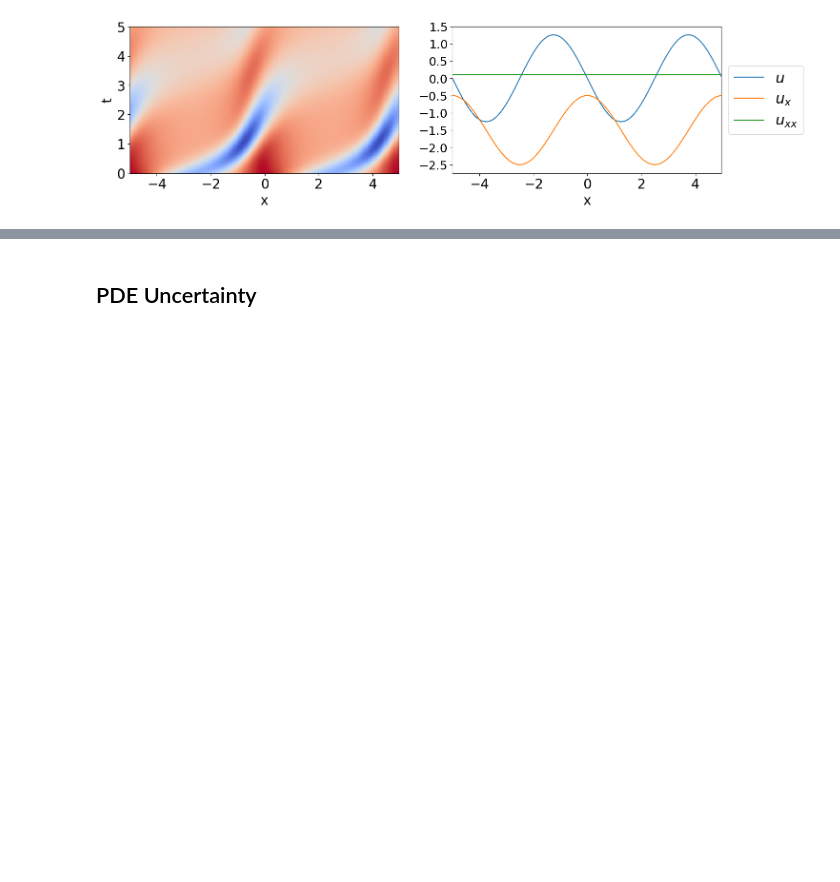
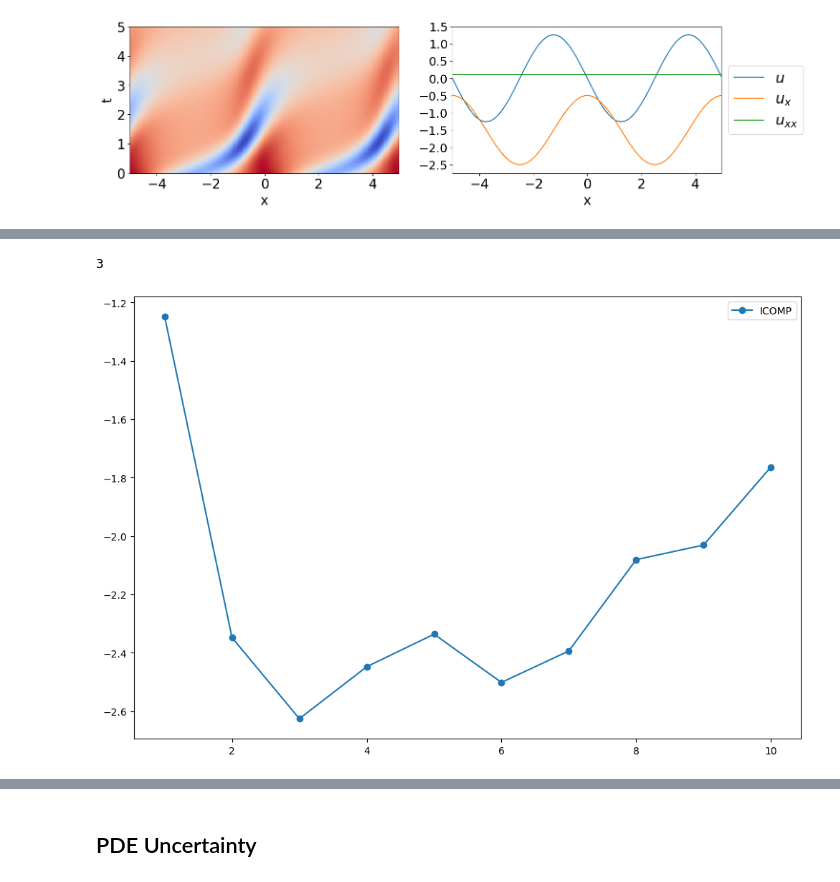
Before and after one commit to Pongpisit-Thanasutives/parametric-discovery, a Jupyter notebook: Spatial_Advection_Diffusion_WeakLib_KRR-Easy.ipynb, the cells around one changed output, grey strips where cells are left out. Cells and saved outputs as stored; diff of their text form; code cells hidden in the pictures; blank space fills up the shorter version.

```diff
--- a/Spatial_Advection_Diffusion_WeakLib_KRR-Easy.ipynb
+++ b/Spatial_Advection_Diffusion_WeakLib_KRR-Easy.ipynb
@@ -335,3 +363,11 @@ plt.show()
+# %%
+print(np.argmin(ICOMPs)+1)
+plt.plot([_+1 for _ in range(max_complexity)], ICOMPs, '-o', label='ICOMP')
+plt.legend()
+plt.show()
+# %% [output]
+3
+[figure, added]
 # %%
 log_errors = []
 log_coms = []
```
Also changed, not shown: parts of 9 cells of this notebook, 2 other files.
